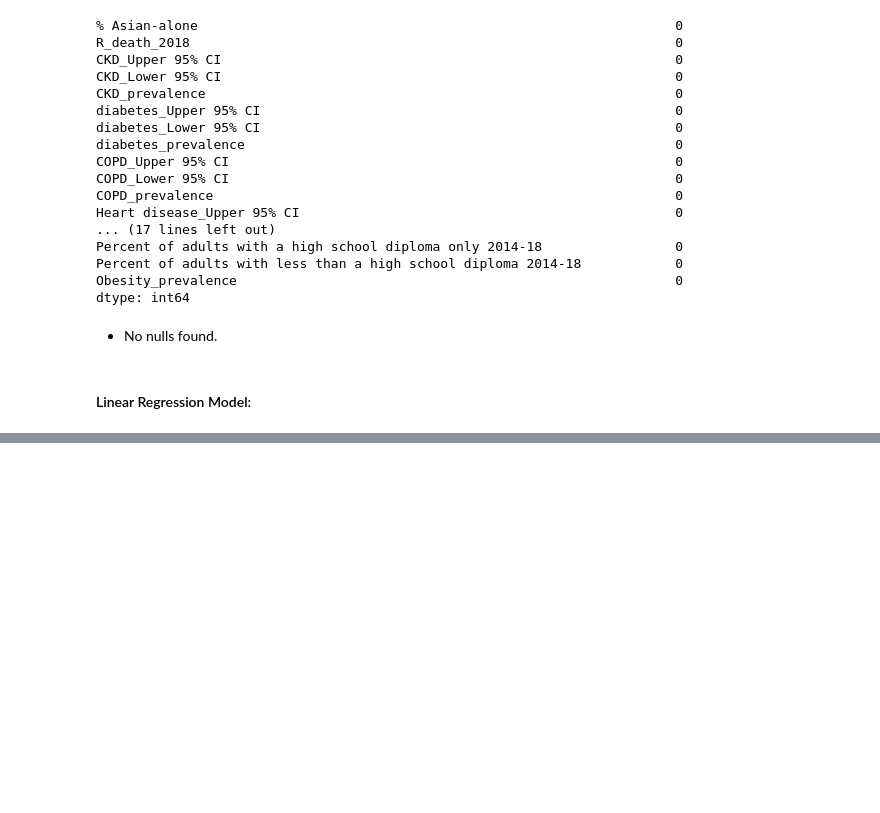
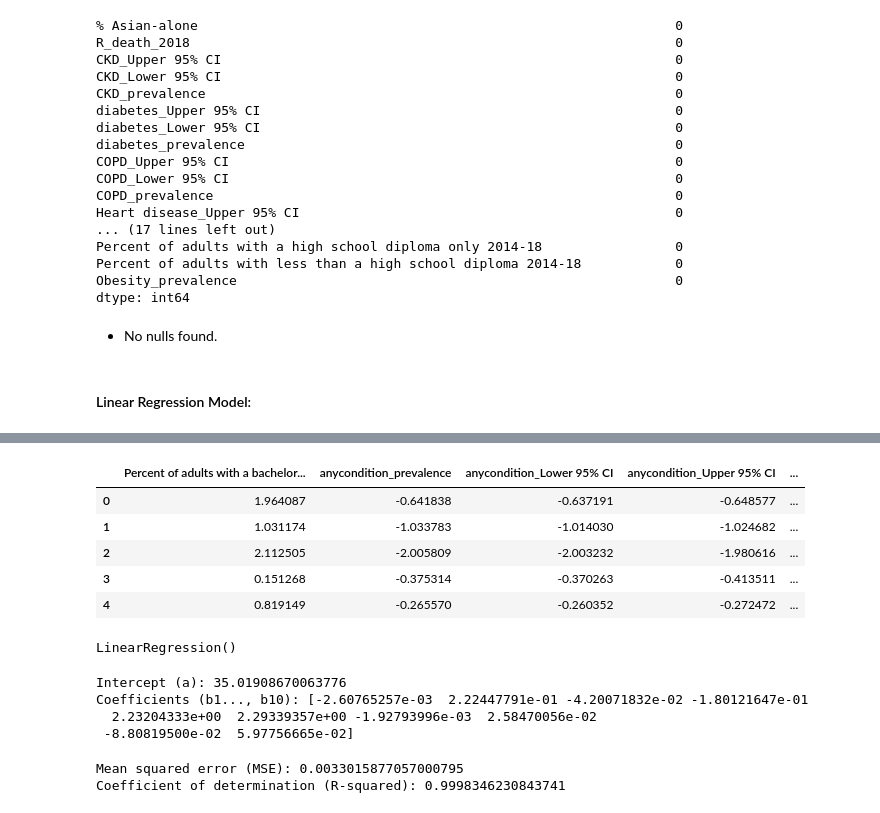
Before and after one commit to 4GeeksAcademy/machine-learning-regularized-linear-regression-Juli-MM, a Jupyter notebook: src/explore.ipynb, the cells around one changed output, grey strips where cells are left out. Drawn from its saved outputs; the diff is of its cells as text; code cells hidden in the pictures; blank space fills up the shorter version.

```diff
--- a/src/explore.ipynb
+++ b/src/explore.ipynb
@@ -334,0 +360,14 @@ X_train, X_test, y_train, y_test = train_test_split(X, y, test_size = 0.2, rando
+# %%
+# Import cleanned data
+
+train_data = pd.read_csv('/workspaces/machine-learning-regularized-linear-regression-Juli-MM/data/processed/clean_train-health-data.csv')
+test_data = pd.read_csv('/workspaces/machine-learning-regularized-linear-regression-Juli-MM/data/processed/clean_test-health-data.csv')
+
+train_data.head()
+# %% [output]
+|  | Percent of adults with a bachelor... | anycondition_prevalence | anycondition_Lower 95% CI | anycondition_Upper 95% CI | ... |
+| 0 | 1.964087 | -0.641838 | -0.637191 | -0.648577 | ... |
+| 1 | 1.031174 | -1.033783 | -1.014030 | -1.024682 | ... |
+| 2 | 2.112505 | -2.005809 | -2.003232 | -1.980616 | ... |
+| 3 | 0.151268 | -0.375314 | -0.370263 | -0.413511 | ... |
+| 4 | 0.819149 | -0.265570 | -0.260352 | -0.272472 | ... |
@@ -334,0 +379,17 @@ X_train, X_test, y_train, y_test = train_test_split(X, y, test_size = 0.2, rando
+# %%
+from sklearn.linear_model import LinearRegression
+
+model = LinearRegression()
+model.fit(X_train, y_train)
+# %% [output]
+LinearRegression()
+# %%
+# Parameter Fitting
+
+print(f"Intercept (a): {model.intercept_}")
+print(f"Coefficients (b1..., b10): {model.coef_}")
+# %% [output]
+Intercept (a): 35.01908670063776
+Coefficients (b1..., b10): [-2.60765257e-03  2.22447791e-01 -4.20071832e-02 -1.80121647e-01
+  2.23204333e+00  2.29339357e+00 -1.92793996e-03  2.58470056e-02
+ -8.80819500e-02  5.97756665e-02]
@@ -334,0 +400,10 @@ X_train, X_test, y_train, y_test = train_test_split(X, y, test_size = 0.2, rando
+# %%
+# Test The Model Accuracy
+
+from sklearn.metrics import mean_squared_error, r2_score
+
+print(f"Mean squared error (MSE): {mean_squared_error(y_test, y_pred)}")
+print(f"Coefficient of determination (R-squared): {r2_score(y_test, y_pred)}")
+# %% [output]
+Mean squared error (MSE): 0.0033015877057000795
+Coefficient of determination (R-squared): 0.9998346230843741
```
Also changed, not shown: parts of 7 cells of this notebook, 3 other files.
